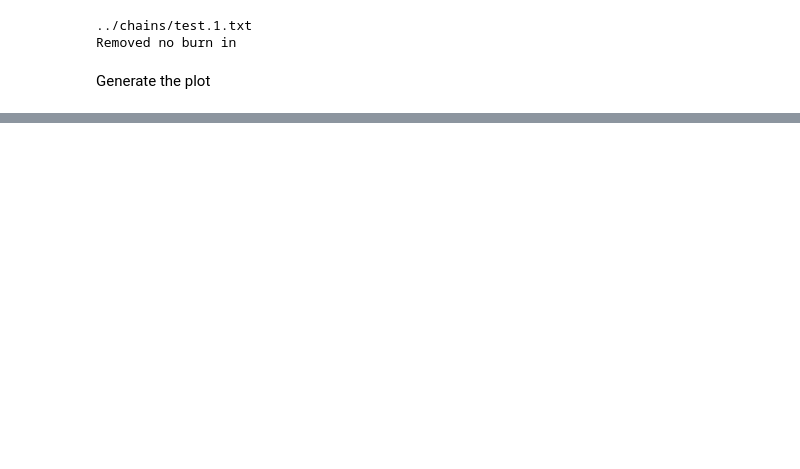
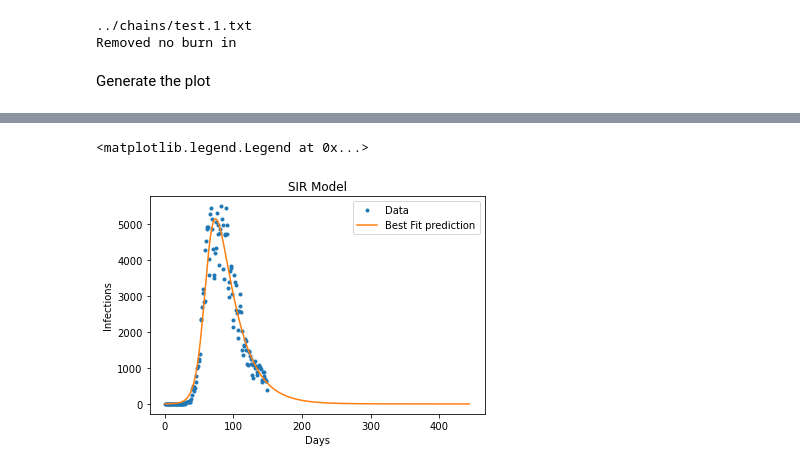
Before and after one commit to Pablo-Lemos/covid_mcmc, a Jupyter notebook: notebooks/plot_chains.ipynb, the cells around one changed output, grey strips where cells are left out. Cells and saved outputs as stored; diff of their text form; code cells hidden in the pictures; blank space fills up the shorter version.

```diff
--- a/notebooks/plot_chains.ipynb
+++ b/notebooks/plot_chains.ipynb
@@ -114,0 +75,33 @@ array([1, 1, 1, 1, 8, 8, 8, 8, 8, 8, 8, 8, 8, 8, 8, 8, 8, 8, 8, 8, 8, 8,
+# %%
+bestfit = gdsamples.getParamBestFitDict(best_sample=True)
+beta_bf = bestfit['beta']
+gamma_bf = bestfit['gamma']
+gammap_bf = bestfit['gammap']
+q_bf = bestfit['q']
+qp_bf = bestfit['qp']
+
+I_data, i_firstcase = read_data('../data/time_series_covid19_confirmed_global.csv')
+I_data = I_data[i_firstcase:]
+
+# Total population, N.
+N = 66.65*1e6 # Approximate population of the UK
+# Number of days.
+ndays = len(I_data)
+# Initial number of infected and recovered individuals, I0 and R0.
+I0, Q0, R0 = I_data[0], 0, 0
+# Everyone else, S0, is susceptible to infection initially.
+S0 = N - I0 - R0
+
+_, I_theory, _, _= integrate_SIR(S0, I0, Q0, R0, ndays, beta_bf, gamma_bf, 0, 0, gammap_bf, q_bf, qp_bf)
+# %%
+fig = plt.figure()
+plt.plot(I_data[:150], '.', label = 'Data')
+plt.plot(I_theory, label = 'Best Fit prediction')
+plt.xlabel('Days')
+plt.ylabel('Infections')
+plt.title('SIR Model')
+#plt.yscale('log')
+plt.legend()
+# %% [output]
+<matplotlib.legend.Legend at 0x...>
+[figure, added]
```
Also changed, not shown: parts of 14 cells of this notebook, 3 other files.
